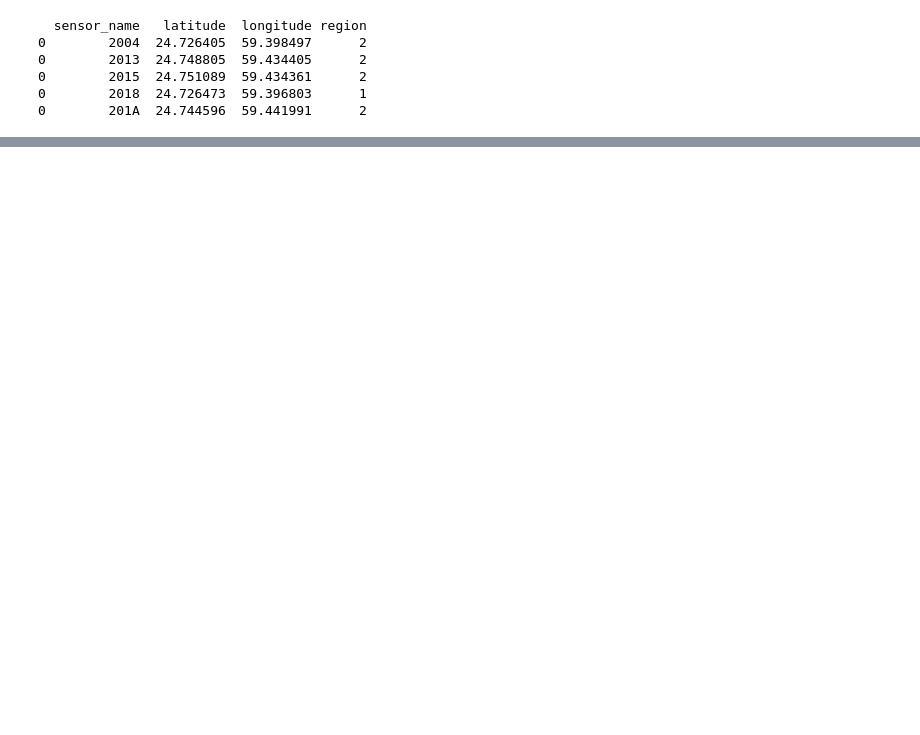
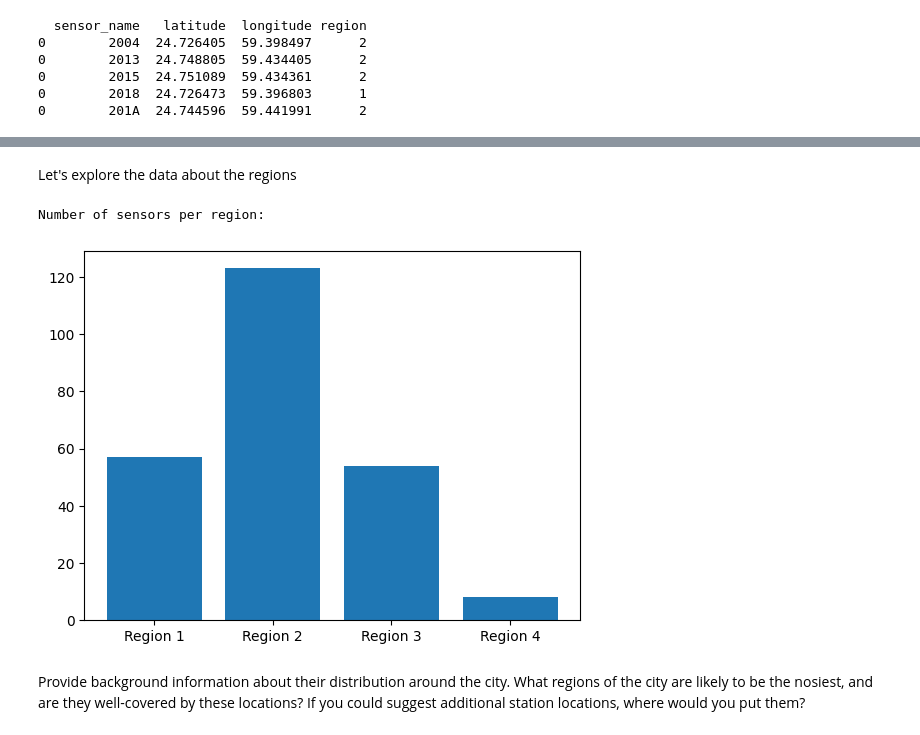
Before and after one commit to fahaerte/LSIES-FinalAssignment, a Jupyter notebook: SensorLocations.ipynb, the cells around one changed output, grey strips where cells are left out. Drawn from its saved outputs; the diff is of its cells as text; code cells hidden in the pictures; blank space fills up the shorter version.

```diff
--- a/SensorLocations.ipynb
+++ b/SensorLocations.ipynb
@@ -72,0 +98,15 @@ plt.show()
+# %% [markdown]
+Let's explore the data about the regions
+# %%
+print('Number of sensors per region:')
+amount_sensors_per_region = sensor_df.groupby('region')['sensor_name'].count()
+regions = ["Region " + str(r) for r in regions]
+plt.bar(regions, amount_sensors_per_region)
+plt.show()
+# %% [output]
+Number of sensors per region:
+[figure, added]
+# %% [markdown]
+Provide background information about their distribution around the city.
+What regions of the city are likely to be the nosiest, and are they well-covered by these locations?
+If you could suggest additional station locations, where would you put them?
```
Also changed, not shown: parts of 10 cells of this notebook.
